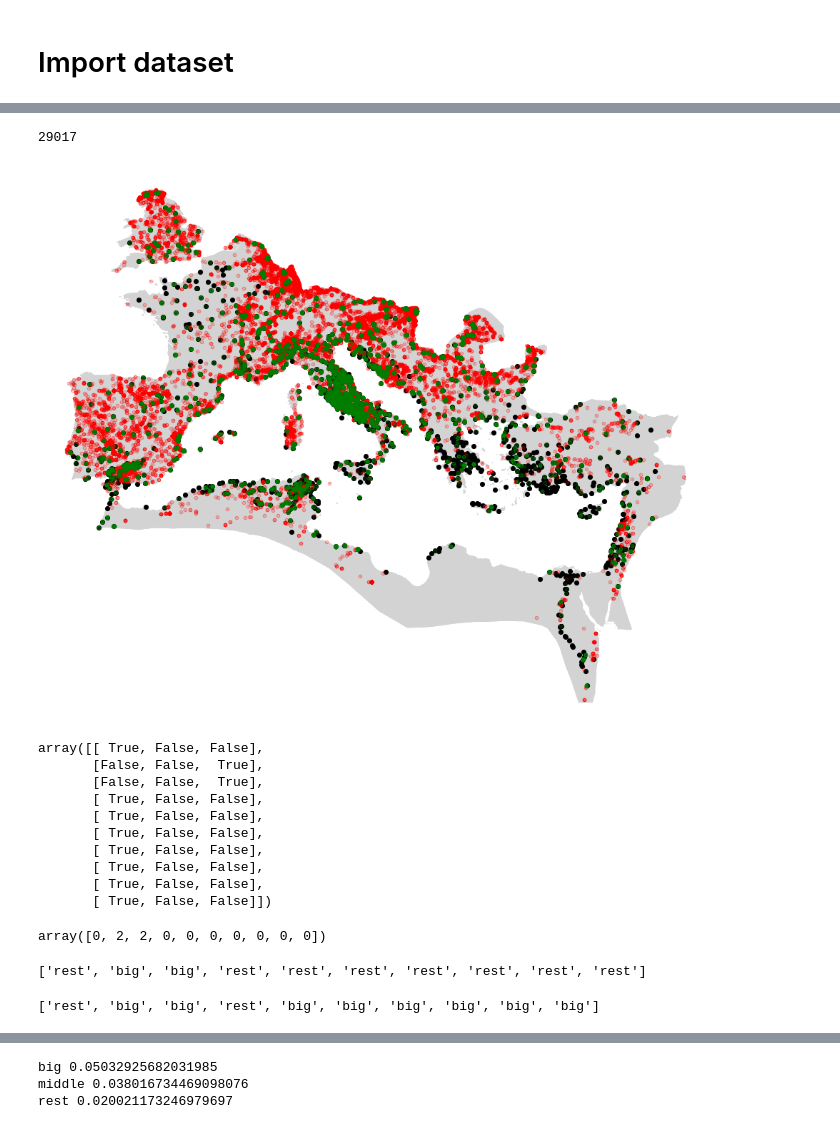
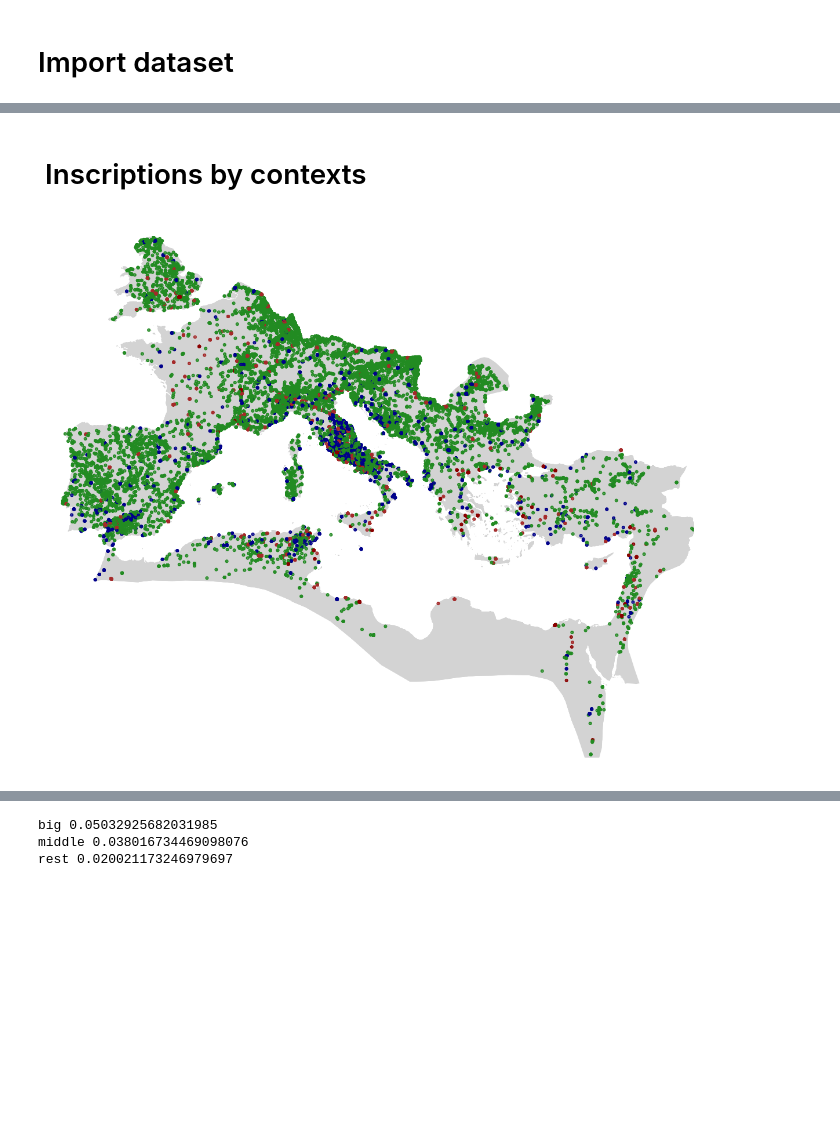
Before and after one commit to sdam-au/social_diversity, a Jupyter notebook: scripts/3_OCCUPS&ORGS_BY-CONTEXT.ipynb, the cells around one changed output, grey strips where cells are left out. Saved outputs shown, nothing was run; the diff lists cells and outputs as text; code cells hidden in the pictures; blank space fills up the shorter version.

```diff
--- a/scripts/3_OCCUPS&ORGS_BY-CONTEXT.ipynb
+++ b/scripts/3_OCCUPS&ORGS_BY-CONTEXT.ipynb
@@ -22,6 +24,19 @@ import sddk
 from functools import partial
 from shapely.ops import transform
 import pyproj
+# %%
+# global parameters for plots
+plt.style.use("fast")
+plt.rcParams['figure.dpi'] = 300
+plt.rcParams["font.family"] = "sans-serif"
+plt.rcParams['font.size'] = 8
+
+def save_figure(fig, fig_name):
+    #each figure to be saved in four different versions
+    fig.savefig("../figures/" + fig_name + ".eps")
+    fig.savefig("../figures/" + fig_name + ".png")
+    s.write_file(figpath + fig_name + ".eps", fig)
+    s.write_file(figpath + fig_name + ".png", fig)
 # %%
 # to access gsheet, you need Google Service Account key json file
 # I have mine located in my personal space on sciencedata.dk, so I read it from there:
@@ -58,11 +64,0 @@ print(LIRE.columns.tolist())
-# %%
-LIRE["city_geometry"] = LIRE["city_geometry"].apply(eval)
-geometries_array = gpd.points_from_xy(LIRE["city_geometry"].apply(lambda x: x[0]), LIRE["city_geometry"].apply(lambda x: x[1]), crs={"init": "epsg:3857"})
-city_geometries = gpd.GeoSeries(geometries_array)
-# %%
-geod = Geod(ellps="WGS84")
-def get_dist_m(inscr_geo, city_geo):
-    line_string = LineString([inscr_geo, city_geo])
-    return np.round(geod.geometry_length(line_string), 2)
-
-LIRE["dist_m"] = LIRE.apply(lambda row: get_dist_m(row.geometry, city_geometries[row.name]), axis=1)
@@ -76,7 +65,5 @@ ax.set_xlim(0, 20000)
-# %%
-(LIRE["dist_m"]>10000).sum()
-# %% [output]
-29017
+# %% [markdown]
+#  Inscriptions by contexts
 # %%
 roman_cities = gpd.read_file("../data/roman_cities_pop.geojson")
 pleiades_regions = gpd.read_file("../data/pleiades_regions.geojson")
@@ -85,12 +70,16 @@ plt.rcParams['figure.dpi'] = 300
 # %%
-fig, ax = plt.subplots(figsize=[5.2, 3.2])
+context_color_dict = {"large" : "darkred",
+                      "medium" : "brown",
+                      "small" : "darkblue",
+                      "rural" : "forestgreen"}
+colors = LIRE["urban_context_alt"].apply(lambda x: context_color_dict[x])
+
+fig, ax = plt.subplots()
 pleiades_regions.plot(ax=ax, color="lightgray")
-roman_cities.plot(ax=ax, color="black", markersize=0.5)
+LIRE.plot(ax=ax, markersize=0.2, color=colors)
 ax.set_axis_off()
 ax.set_xlim(-10, 41)
 ax.set_ylim(23, 55.5)
-LIRE[LIRE["dist_m"]>10000].plot(ax=ax, markersize=0.1, color="red", alpha=0.4)
-LIRE[LIRE["dist_m"]<=10000].plot(ax=ax, markersize=0.1, color="green", alpha=0.4)
 plt.show()
 # %% [output]
-[figure, old version]
+[figure, new version]
@@ -103,29 +85,0 @@ mask_big = ((LIRE["dist_m"]<=5000) & (LIRE["nearest_city_type"]=="big"))
-# %%
-masks_onehot_bool = np.vstack([mask_rest, mask_middle, mask_big]).T
-masks_onehot_bool[:10]
-# %% [output]
-array([[ True, False, False],
-       [False, False,  True],
-       [False, False,  True],
-       [ True, False, False],
-       [ True, False, False],
-       [ True, False, False],
-       [ True, False, False],
-       [ True, False, False],
-       [ True, False, False],
-       [ True, False, False]])
-# %%
-masks_combined = np.ndarray.argmax(masks_onehot_bool, axis=1)
-masks_combined[:10]
-# %% [output]
-array([0, 2, 2, 0, 0, 0, 0, 0, 0, 0])
-# %%
-mask_dict = {0 : "rest", 1 : "middle", 2 : "big"}
-urban_contexts_alt = [mask_dict[el] for el in masks_combined]
-urban_contexts_alt[:10]
-# %% [output]
-['rest', 'big', 'big', 'rest', 'rest', 'rest', 'rest', 'rest', 'rest', 'rest']
-# %%
-LIRE["urban_context"].tolist()[:10]
-# %% [output]
-['rest', 'big', 'big', 'rest', 'big', 'big', 'big', 'big', 'big', 'big']
```
Also changed, not shown: parts of 71 cells of this notebook, 14 other files.
